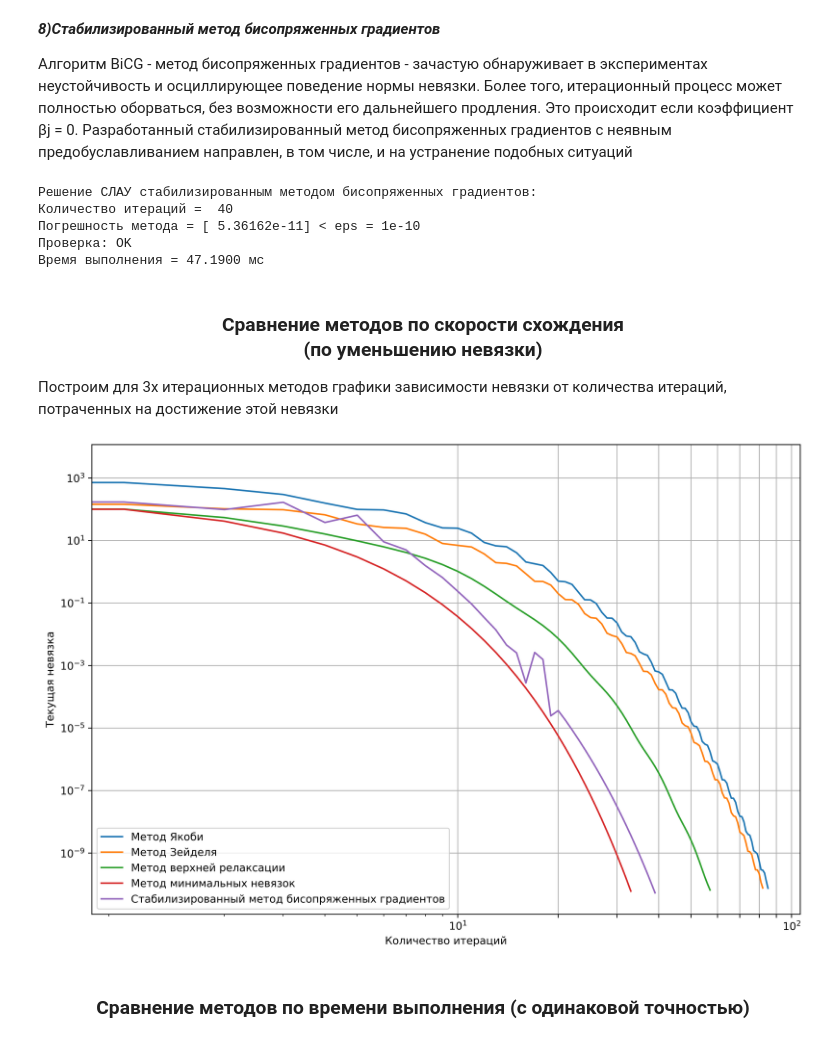
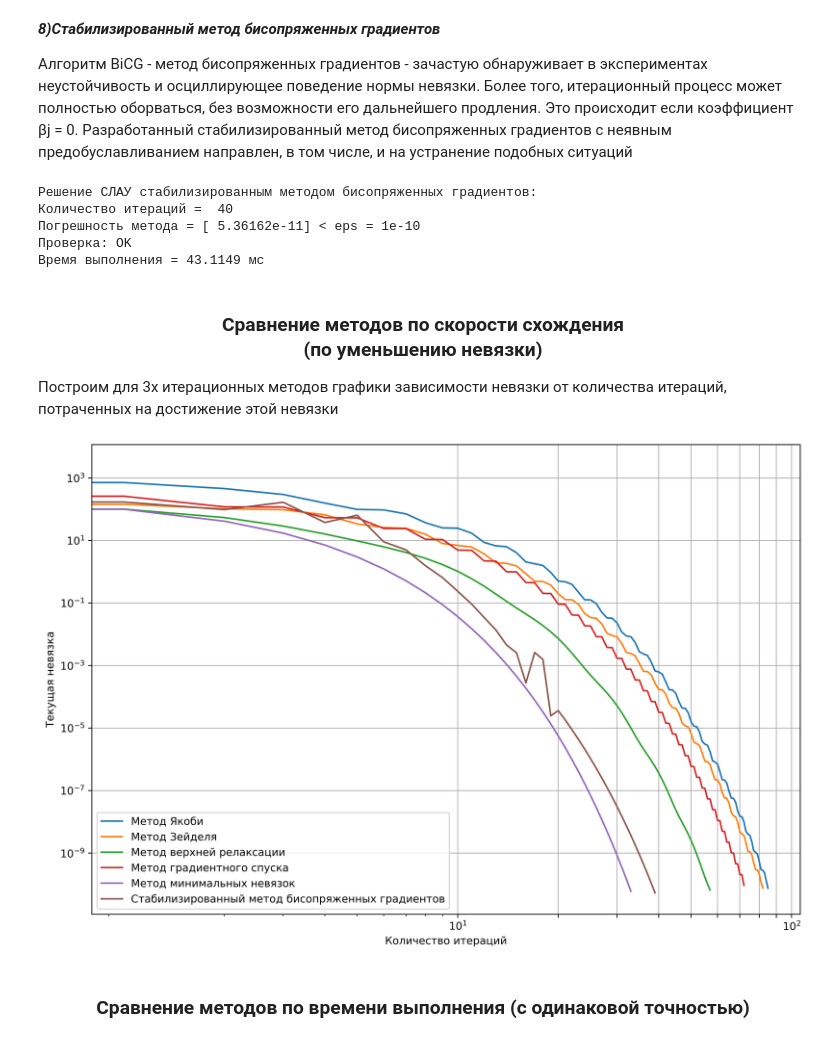
Before and after one commit to oncoming-lane/computational_mathematics, a Jupyter notebook: lab2.ipynb, the cells around one changed output. Saved outputs shown, nothing was run; the diff lists cells and outputs as text; code cells hidden in the pictures.

Commit message:
added gradient descent method
with his time and iterations

```diff
--- a/lab2.ipynb
+++ b/lab2.ipynb
@@ -431,0 +467,23 @@ __<h3 style="text-align:center;">Вариационные методы </h3>__
+# %%
+start_time = time.time()
+
+A_mg = np.copy(A)
+f_mg = np.copy(f)
+eps = 1.00000e-10
+u_0 = np.zeros((size,1))
+
+grad_desc = Grad_desc(A_mg, f_mg, u_0, eps)
+iter_grad_desc = grad_desc[1]
+print("Количество итераций = ", iter_grad_desc)
+
+# Проверка
+x = grad_desc[0]
+error = norm3_vect(A @ x - f)
+np.set_printoptions(formatter={'float': '{: 0.5e}'.format})
+print("Погрешность метода = ", error, " < eps = ", eps, "\n", "Проверка: ", sep = "", end = "")
+if  (error > eps): print("Error!")
+else: print("OK")
+discrepancy_grad_desc = grad_desc[2]
+
+time_grad_desc = 1000*(time.time() - start_time)
+print("Время выполнения = {0:.4f} мс".format(time_grad_desc))
@@ -440,10 +499,8 @@ def scalar_product(a, b):
 def Min_discrepancy(A, f, x0, eps):
 
     print("Решение СЛАУ методом минимальных невязок")
-    size = len(A)
 
     '''Инициализация'''
-
     x_old = np.copy(x0)
     x_new = np.copy(x0)
 
@@ -570,15 +626,15 @@ def BiCG_stab(A, f, x0, eps):
     return x_new, iter, norms
 # %%
 start_time = time.time()
+
 A_bicg = np.copy(A)
 f_bicg = np.copy(f)
 eps = 1.00000e-10
-
 u_0 = np.zeros((size,1))
 
-
 bicg = BiCG_stab(A_bicg, f_bicg, u_0, eps)
-print("Количество итераций = ", bicg[1])
+iter_bicg = bicg[1]
+print("Количество итераций = ", iter_bicg)
 
 # Проверка
 x = bicg[0]
@@ -587,17 +643,16 @@ np.set_printoptions(formatter={'float': '{: 0.5e}'.format})
 print("Погрешность метода = ", error, " < eps = ", eps, "\n", "Проверка: ", sep = "",end = "")
 if  (error > eps): print("Error!")
 else: print("OK")
+discrepancy_bicg = bicg[2]
 
 time_bicg = 1000*(time.time() - start_time)
 print("Время выполнения = {0:.4f} мс".format(time_bicg))
-
-discrepancy_bicg = bicg[2]
 # %% [output]
 Решение СЛАУ стабилизированным методом бисопряженных градиентов:
 Количество итераций =  40
 Погрешность метода = [ 5.36162e-11] < eps = 1e-10
 Проверка: OK
-Время выполнения = 47.1900 мс
+Время выполнения = 43.1149 мс
 # %% [markdown]
 <h3 style="text-align:center;">Сравнение методов по скорости схождения  <br>
  (по уменьшению невязки)</h3>
@@ -605,26 +660,26 @@ discrepancy_bicg = bicg[2]
 # %%
 plt.figure(figsize = [12,8], dpi = 500)
 
-
-plt.plot(np.arange(0, len(discrepancy_J)),       discrepancy_J,       label = "Метод Якоби")
-plt.plot(np.arange(0, len(discrepancy_S)),       discrepancy_S,       label = "Метод Зейделя")
-plt.plot(np.arange(0, len(discrepancy_sor)),     discrepancy_sor,     label = "Метод верхней релаксации")
-plt.plot(np.arange(0, len(discrepancy_min_dis)), discrepancy_min_dis, label = "Метод минимальных невязок")
-plt.plot(np.arange(0, len(discrepancy_bicg)),    discrepancy_bicg,    label = "Стабилизированный метод бисопряженных градиентов")
+plt.plot(np.arange(0, len(discrepancy_J)),         discrepancy_J,         label = "Метод Якоби")
+plt.plot(np.arange(0, len(discrepancy_S)),         discrepancy_S,         label = "Метод Зейделя")
+plt.plot(np.arange(0, len(discrepancy_sor)),       discrepancy_sor,       label = "Метод верхней релаксации")
+plt.plot(np.arange(0, len(discrepancy_grad_desc)), discrepancy_grad_desc, label = "Метод градиентного спуска")
+plt.plot(np.arange(0, len(discrepancy_min_dis)),   discrepancy_min_dis,   label = "Метод минимальных невязок")
+plt.plot(np.arange(0, len(discrepancy_bicg)),      discrepancy_bicg,      label = "Стабилизированный метод бисопряженных градиентов")
 
 plt.xscale('log')
 plt.yscale('log')
 
 plt.xlabel('Количество итераций')
 plt.ylabel('Текущая невязка')
 
 plt.xticks(np.arange(start=10, stop=110, step = 10))
 
 plt.legend()
 plt.grid()
 plt.show()
 # %% [output]
-[figure, old version]
+[figure, new version]
 # %% [markdown]
 <h3 style="text-align:center;">Сравнение методов по времени выполнения </br> (с одинаковой точностью)</h3>
 # %%
```
Also changed, not shown: parts of 12 cells of this notebook.
